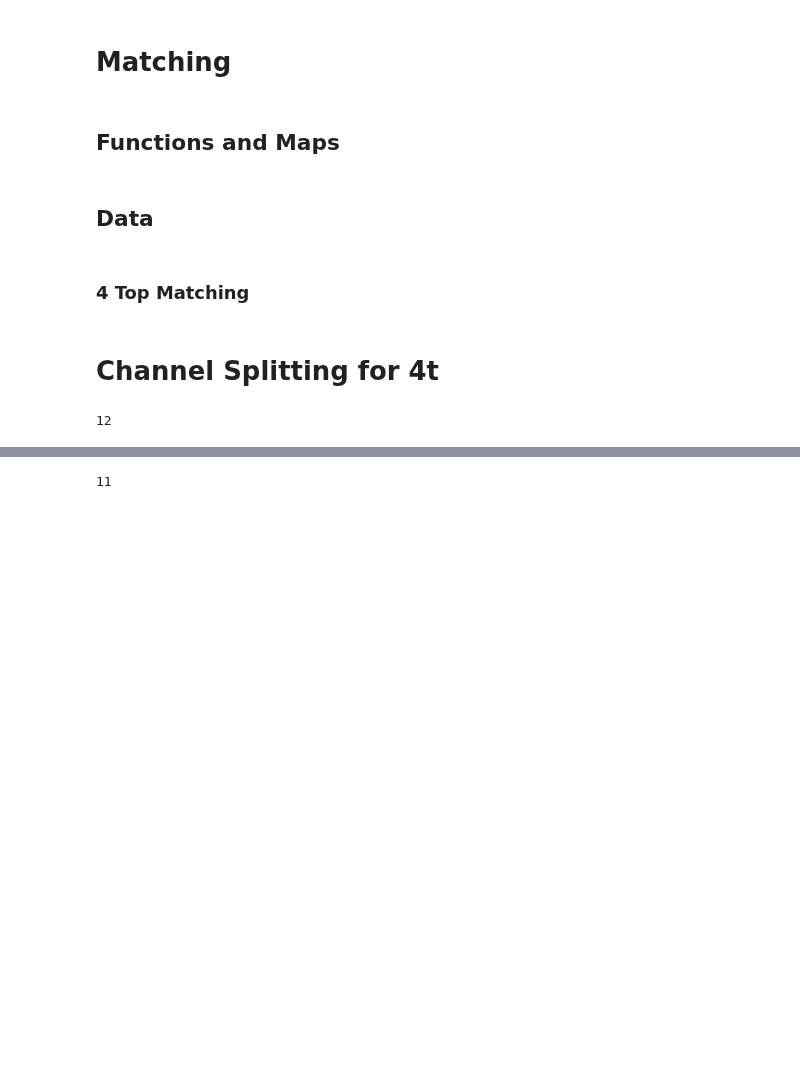
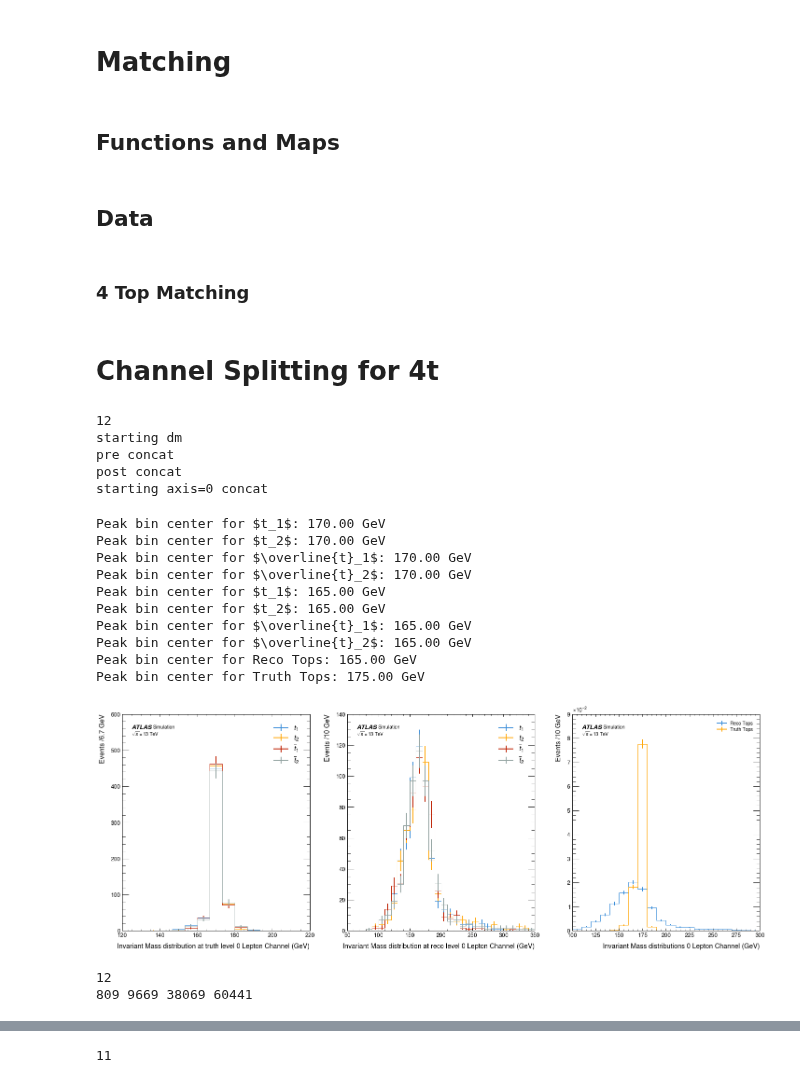
Before and after one commit to archiebrooks02/MPHYS-4Top, a Jupyter notebook: matching_bigdata.ipynb, the cells around one changed output, grey strips where cells are left out. Cells and saved outputs as stored; diff of their text form; code cells hidden in the pictures; blank space fills up the shorter version.

```diff
--- a/matching_bigdata.ipynb
+++ b/matching_bigdata.ipynb
@@ -369,8 +422,62 @@ reco_4t_jets_0L = reco_4t_jets[lepton_count_4t == 0]
 reco_4t_jets_1L = reco_4t_jets[lepton_count_4t == 1]
 reco_4t_jets_2L = reco_4t_jets[lepton_count_4t == 2]
 reco_4t_jets_3L = reco_4t_jets[lepton_count_4t == 3]
+# %%
+matched_events_4t = truth_matching(truth_4t_0L, truth_id_4t_0L, reco_4t_jets_0L, reco_4t_leptons_0L)
+# %% [output]
+12
+starting dm
+pre concat
+post concat
+starting axis=0 concat
+# %%
+matched_4t = ak.zip({'reco': matched_events_4t['reco'], 'truth': matched_events_4t['truth']})
+# %%
+tops_1 = matched_4t[(matched_4t['truth']['id']==1)|(matched_4t['truth']['id']==5)|(matched_4t['truth']['id']==6)]
+tops_2 = matched_4t[(matched_4t['truth']['id']==2)|(matched_4t['truth']['id']==7)|(matched_4t['truth']['id']==8)]
+tops_3 = matched_4t[(matched_4t['truth']['id']==3)|(matched_4t['truth']['id']==9)|(matched_4t['truth']['id']==10)]
+tops_4 = matched_4t[(matched_4t['truth']['id']==4)|(matched_4t['truth']['id']==11)|(matched_4t['truth']['id']==12)]
+
+fully_matched_events = matched_4t[(ak.num(tops_1)==3)&(ak.num(tops_2)==3)&(ak.num(tops_3)==3)&(ak.num(tops_4)==3)]
+fm_truth_top_1 = ak.sum(fully_matched_events['truth']['truth'][(fully_matched_events['truth']['id']==1)|(fully_matched_events['truth']['id']==5)|(fully_matched_events['truth']['id']==6)], axis=1)
+fm_truth_top_2 = ak.sum(fully_matched_events['truth']['truth'][(fully_matched_events['truth']['id']==2)|(fully_matched_events['truth']['id']==7)|(fully_matched_events['truth']['id']==8)], axis=1)
+fm_truth_top_3 = ak.sum(fully_matched_events['truth']['truth'][(fully_matched_events['truth']['id']==3)|(fully_matched_events['truth']['id']==9)|(fully_matched_events['truth']['id']==10)], axis=1)
+fm_truth_top_4 = ak.sum(fully_matched_events['truth']['truth'][(fully_matched_events['truth']['id']==4)|(fully_matched_events['truth']['id']==11)|(fully_matched_events['truth']['id']==12)], axis=1)
+
+fm_reco_top_1 = ak.sum(fully_matched_events['reco'][(fully_matched_events['truth']['id']==1)|(fully_matched_events['truth']['id']==5)|(fully_matched_events['truth']['id']==6)], axis=1)
+fm_reco_top_2 = ak.sum(fully_matched_events['reco'][(fully_matched_events['truth']['id']==2)|(fully_matched_events['truth']['id']==7)|(fully_matched_events['truth']['id']==8)], axis=1)
+fm_reco_top_3 = ak.sum(fully_matched_events['reco'][(fully_matched_events['truth']['id']==3)|(fully_matched_events['truth']['id']==9)|(fully_matched_events['truth']['id']==10)], axis=1)
+fm_reco_top_4 = ak.sum(fully_matched_events['reco'][(fully_matched_events['truth']['id']==4)|(fully_matched_events['truth']['id']==11)|(fully_matched_events['truth']['id']==12)], axis=1)
+# %%
+reco_tops_4t_0L = ak.concatenate((fm_reco_top_1.m,fm_reco_top_2.m,fm_reco_top_3.m,fm_reco_top_4.m))
+truth_tops_4t_0L = ak.concatenate((fm_truth_top_1.m,fm_truth_top_2.m,fm_truth_top_3.m,fm_truth_top_4.m))
+# %%
+fig, ax = plt.subplots(nrows = 1, ncols = 3, figsize = (24,8))
+histogram([fm_truth_top_1.m,fm_truth_top_2.m,fm_truth_top_3.m,fm_truth_top_4.m], 15, [r'$t_1$', r'$t_2$', r'$\overline{t}_1$', r'$\overline{t}_2$'], ax[0], density = False, x_units='GeV', set_range=(120,220), print_peak=True)
+ax[0].set_xlabel(r'Invariant Mass distribution at truth level 0 Lepton Channel (GeV)')
+ax[0].legend(fontsize=15)
+histogram([fm_reco_top_1.m,fm_reco_top_2.m,fm_reco_top_3.m,fm_reco_top_4.m], 30, [r'$t_1$',r'$t_2$',r'$\overline{t}_1$',r'$\overline{t}_2$'], ax[1], density = False, x_units='GeV', print_peak=True, set_range=(50,350))
+ax[1].set_xlabel(r'Invariant Mass distribution at reco level 0 Lepton Channel (GeV)')
+ax[1].legend(fontsize=15)
+histogram([reco_tops_4t_0L,truth_tops_4t_0L], 20, ['Reco Tops', 'Truth Tops'], ax[2], density = True, x_units='GeV', print_peak=True, set_range=(100,300))
+ax[2].set_xlabel(r'Invariant Mass distributions 0 Lepton Channel (GeV)')
+
+plt.subplots_adjust(hspace=0.25)
+plt.show()
+# %% [output]
+Peak bin center for $t_1$: 170.00 GeV
+Peak bin center for $t_2$: 170.00 GeV
+Peak bin center for $\overline{t}_1$: 170.00 GeV
+Peak bin center for $\overline{t}_2$: 170.00 GeV
+Peak bin center for $t_1$: 165.00 GeV
+Peak bin center for $t_2$: 165.00 GeV
+Peak bin center for $\overline{t}_1$: 165.00 GeV
+Peak bin center for $\overline{t}_2$: 165.00 GeV
+Peak bin center for Reco Tops: 165.00 GeV
+Peak bin center for Truth Tops: 175.00 GeV
+[figure, added]
 # %%
-fully_matched_4t_0L, truth_4t_test_0L, _ = truth_matching(truth_4t_0L, truth_id_4t_0L, reco_4t_jets_0L, reco_4t_leptons_0L)
+fully_matched_4t_0L, tm, dm, sm = truth_matching(truth_4t_0L, truth_id_4t_0L, reco_4t_jets_0L, reco_4t_leptons_0L)
 
 fully_matched_ids_4t_0L = fully_matched_4t_0L['truth']['id']
 
@@ -393,6 +500,7 @@ reco_tops_4t_0L = ak.concatenate((top_1_4t_0L, top_2_4t_0L, antitop_1_4t_0L, ant
 truth_tops_4t_0L = ak.concatenate((t1_0L, t2_0L, t3_0L, t4_0L))
 # %% [output]
 12
+809 9669 38069 60441
 # %%
 len(fully_matched_4t_0L)
 # %% [output]
```
Also changed, not shown: parts of 6 cells of this notebook.
